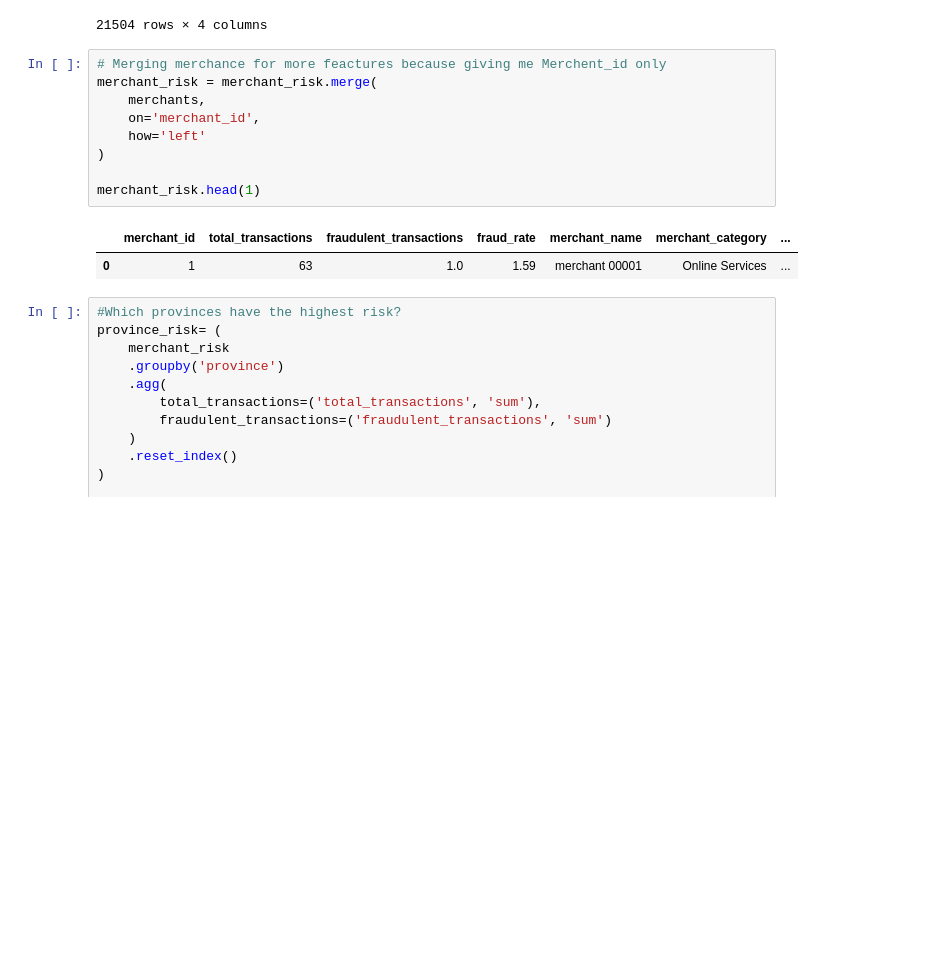
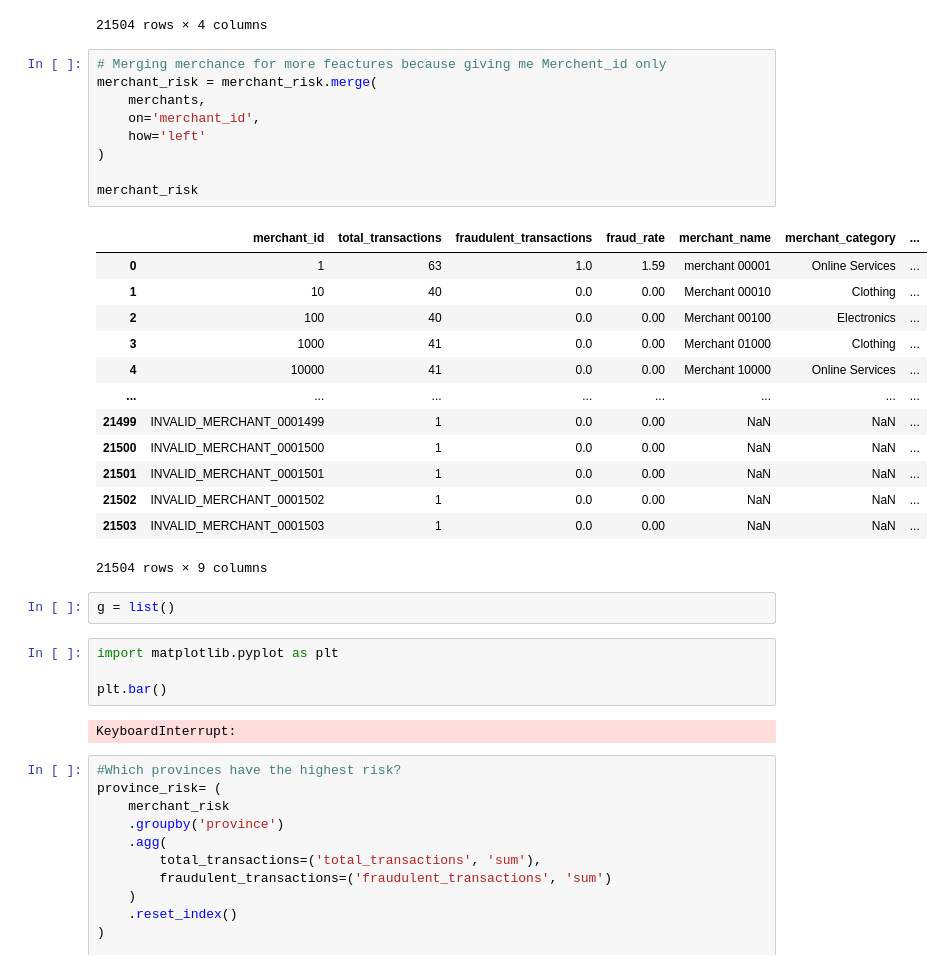
Before and after one commit to akonamajongile-a11y/bankguard, a Jupyter notebook: CleaningCustomers.ipynb, the cells around one changed output. Cells and saved outputs as stored; diff of their text form; blank space fills up the shorter version.

```diff
--- a/CleaningCustomers.ipynb
+++ b/CleaningCustomers.ipynb
@@ -1122,15 +1158,34 @@ merchant_risk
 # %%
 # Merging merchance for more feactures because giving me Merchent_id only
 merchant_risk = merchant_risk.merge(
     merchants,
     on='merchant_id',
     how='left'
 )
 
-merchant_risk.head(1)
+merchant_risk
 # %% [output]
 |  | merchant_id | total_transactions | fraudulent_transactions | fraud_rate | merchant_name | merchant_category | ... |
 | 0 | 1 | 63 | 1.0 | 1.59 | merchant 00001 | Online Services | ... |
+| 1 | 10 | 40 | 0.0 | 0.00 | Merchant 00010 | Clothing | ... |
+| 2 | 100 | 40 | 0.0 | 0.00 | Merchant 00100 | Electronics | ... |
+| 3 | 1000 | 41 | 0.0 | 0.00 | Merchant 01000 | Clothing | ... |
+| 4 | 10000 | 41 | 0.0 | 0.00 | Merchant 10000 | Online Services | ... |
+| ... | ... | ... | ... | ... | ... | ... | ... |
+| 21499 | INVALID_MERCHANT_0001499 | 1 | 0.0 | 0.00 | NaN | NaN | ... |
+| 21500 | INVALID_MERCHANT_0001500 | 1 | 0.0 | 0.00 | NaN | NaN | ... |
+| 21501 | INVALID_MERCHANT_0001501 | 1 | 0.0 | 0.00 | NaN | NaN | ... |
+| 21502 | INVALID_MERCHANT_0001502 | 1 | 0.0 | 0.00 | NaN | NaN | ... |
+| 21503 | INVALID_MERCHANT_0001503 | 1 | 0.0 | 0.00 | NaN | NaN | ... |
+21504 rows × 9 columns
+# %%
+g = list()
+# %%
+import matplotlib.pyplot as plt
+
+plt.bar()
+# %% [output]
+KeyboardInterrupt:
 # %%
 #Which provinces have the highest risk?
 province_risk= (
```
Also changed, not shown: parts of 13 cells of this notebook.
